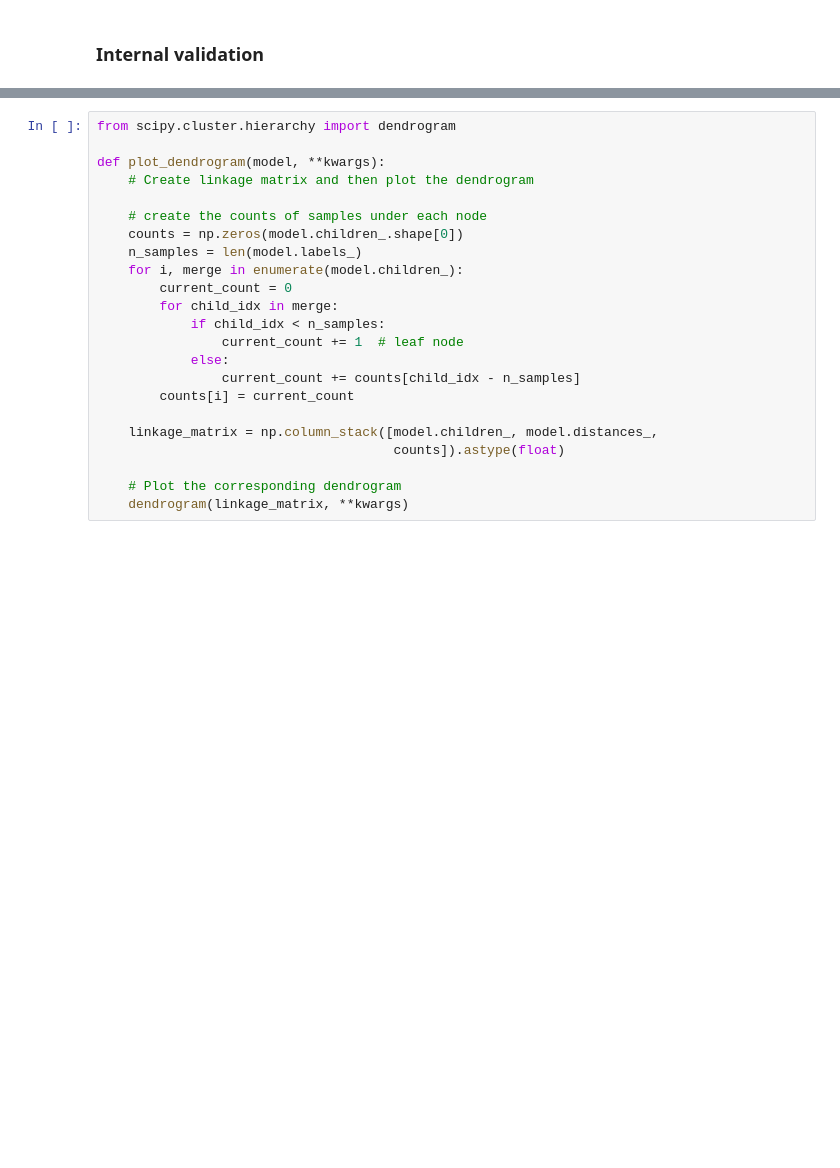
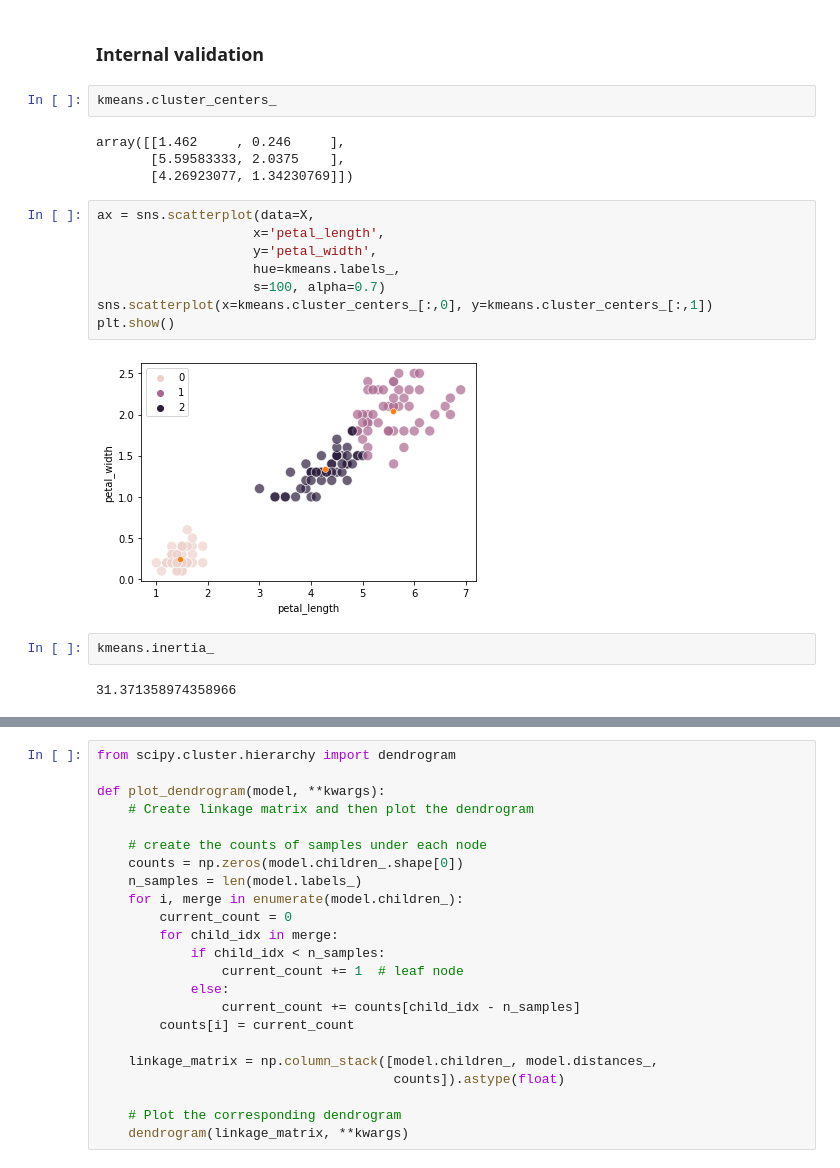
Before and after one commit to chang99729/py34sa3l2, a Jupyter notebook: Lecture 07/clustering.ipynb, the cells around one changed output, grey strips where cells are left out. Cells and saved outputs as stored; diff of their text form; blank space fills up the shorter version.

```diff
--- a/Lecture 07/clustering.ipynb
+++ b/Lecture 07/clustering.ipynb
@@ -22,5 +126,25 @@ https://www.youtube.com/watch?v=4b5d3muPQmA
 # %% [markdown]
 ### Internal validation
+# %%
+kmeans.cluster_centers_
+# %% [output]
+array([[1.462     , 0.246     ],
+       [5.59583333, 2.0375    ],
+       [4.26923077, 1.34230769]])
+# %%
+ax = sns.scatterplot(data=X,
+                    x='petal_length',
+                    y='petal_width',
+                    hue=kmeans.labels_,
+                    s=100, alpha=0.7)
+sns.scatterplot(x=kmeans.cluster_centers_[:,0], y=kmeans.cluster_centers_[:,1])
+plt.show()
+# %% [output]
+[figure, added]
+# %%
+kmeans.inertia_
+# %% [output]
+31.371358974358966
 # %% [markdown]
 ## 2. Hierachical clustering: `agglomerative clustering`
 https://www.youtube.com/watch?v=7xHsRkOdVwo
```
Also changed, not shown: parts of 11 cells of this notebook.
